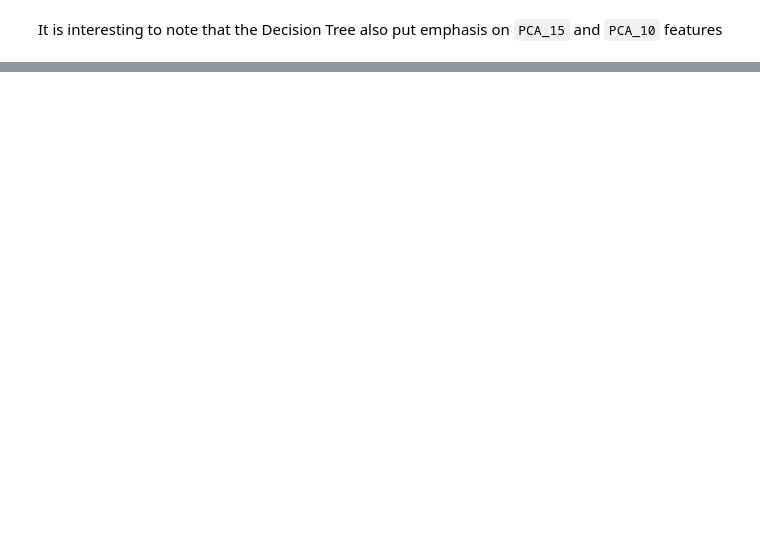
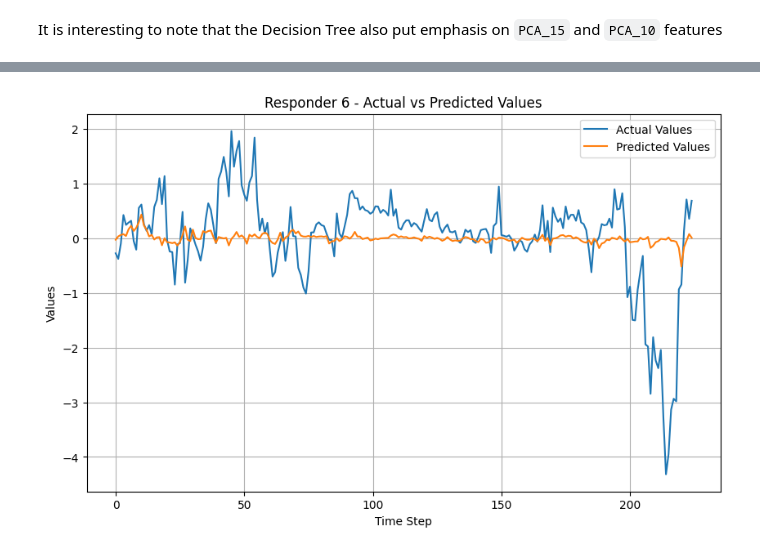
Before and after one commit to nkenny160/ecen-520-final-project, a Jupyter notebook: Jane_Street_Merge.ipynb, the cells around one changed output, grey strips where cells are left out. Cells and saved outputs as stored; diff of their text form; code cells hidden in the pictures; blank space fills up the shorter version.

```diff
--- a/Jane_Street_Merge.ipynb
+++ b/Jane_Street_Merge.ipynb
@@ -1103,0 +1100,7 @@ It is interesting to note that the Decision Tree also put emphasis on `PCA_15` a
+# %%
+s_0 = test_df[test_df.symbol_id_0 == 1]
+print(len(s_0))
+sample_df = s_0.iloc[:225]
+print(len(sample_df))
+sample_data = sample_df[ALL_FEATURES]
+y_s = sample_df['responder_6']
@@ -1103,0 +1110,18 @@ It is interesting to note that the Decision Tree also put emphasis on `PCA_15` a
+# %%
+import matplotlib.pyplot as plt
+
+# Get the data for responder_6 in the test set
+responder_6_predictions = regressors['XGBoost'].predict(sample_data)
+responder_6_actual_values = y_s
+# Plot the actual vs predicted values
+def plot(responder_6_predictions):
+    plt.figure(figsize=(10, 6))  # Adjust figure size as needed
+    plt.plot(range(len(responder_6_actual_values)), responder_6_actual_values, label='Actual Values')
+    plt.plot(range(len(responder_6_predictions.squeeze())), responder_6_predictions.squeeze(), label='Predicted Values')  # Squeeze to remove extra dimension
+    plt.xlabel('Time Step')
+    plt.ylabel('Values')
+    plt.title(f'Responder 6 - Actual vs Predicted Values')
+    plt.legend()
+    plt.grid(True)
+    plt.show()
+plot(responder_6_predictions)
@@ -1103,0 +1130,5 @@ It is interesting to note that the Decision Tree also put emphasis on `PCA_15` a
+# %%
+responder_6_predictions = regressors['Ridge Regression'].predict(sample_data)
+plot(responder_6_predictions)
+# %% [output]
+[figure, added]
```
Also changed, not shown: parts of 18 cells of this notebook.
